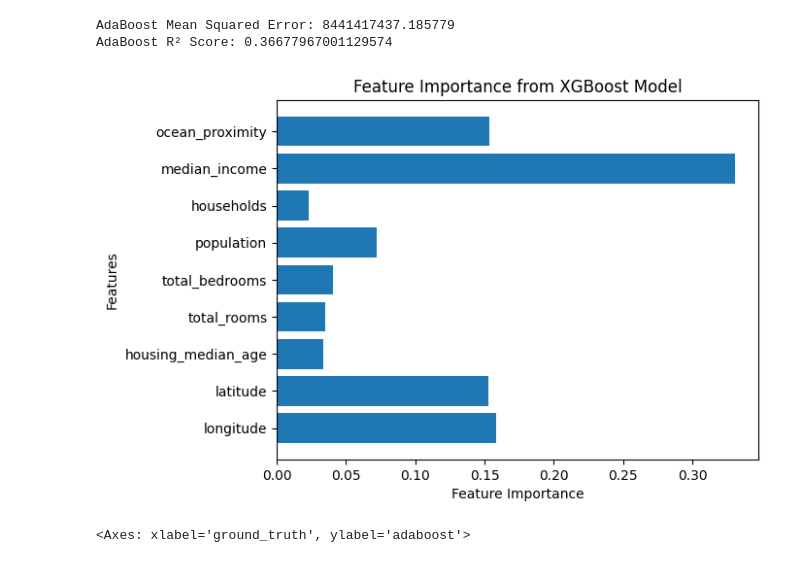
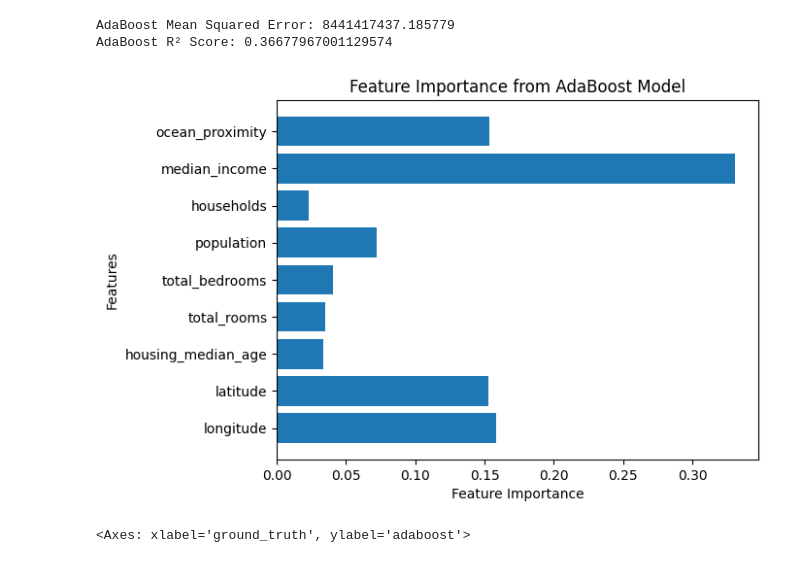
Before and after one commit to JohnMcKechnieGC/ensemble-methods, a Jupyter notebook: housing_prices.ipynb, the cells around one changed output. Saved outputs shown, nothing was run; the diff lists cells and outputs as text; code cells hidden in the pictures.

Commit message:
Fix AdaBoost feature importances graph title

```diff
--- a/housing_prices.ipynb
+++ b/housing_prices.ipynb
@@ -424,12 +424,12 @@ AdaBoost R² Score: 0.36677967001129574
 # %%
 plt.figure()
 plt.barh(ada_reg.feature_names_in_, ada_reg.feature_importances_)
 plt.xlabel('Feature Importance')
 plt.ylabel('Features')
-plt.title('Feature Importance from XGBoost Model')
+plt.title('Feature Importance from AdaBoost Model')
 plt.show()
 # %% [output]
-[figure, old version]
+[figure, new version]
 # %%
 predictions['adaboost'] = y_pred_ada
 # %%
```
